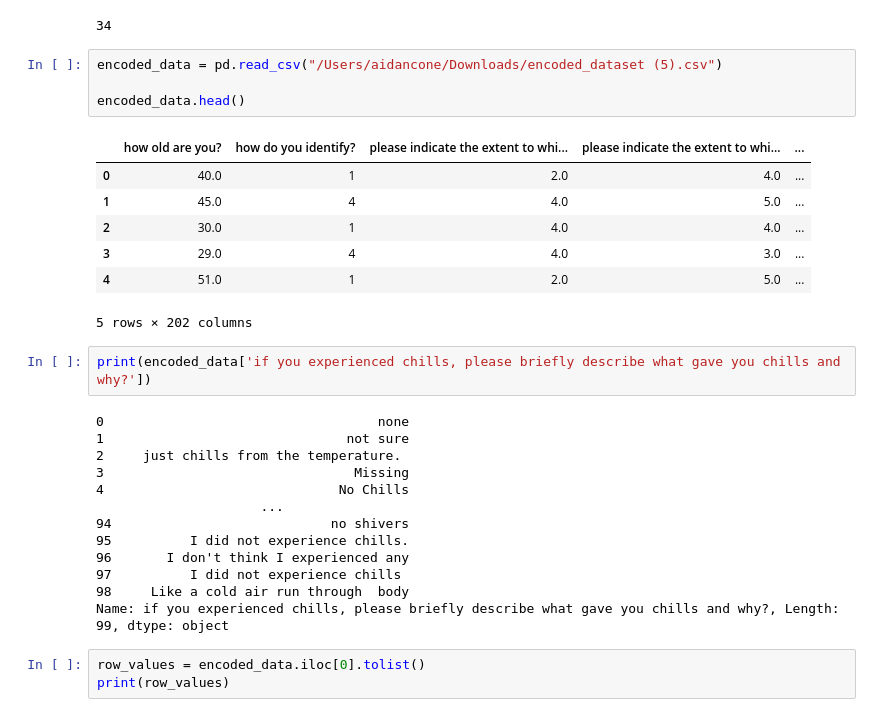
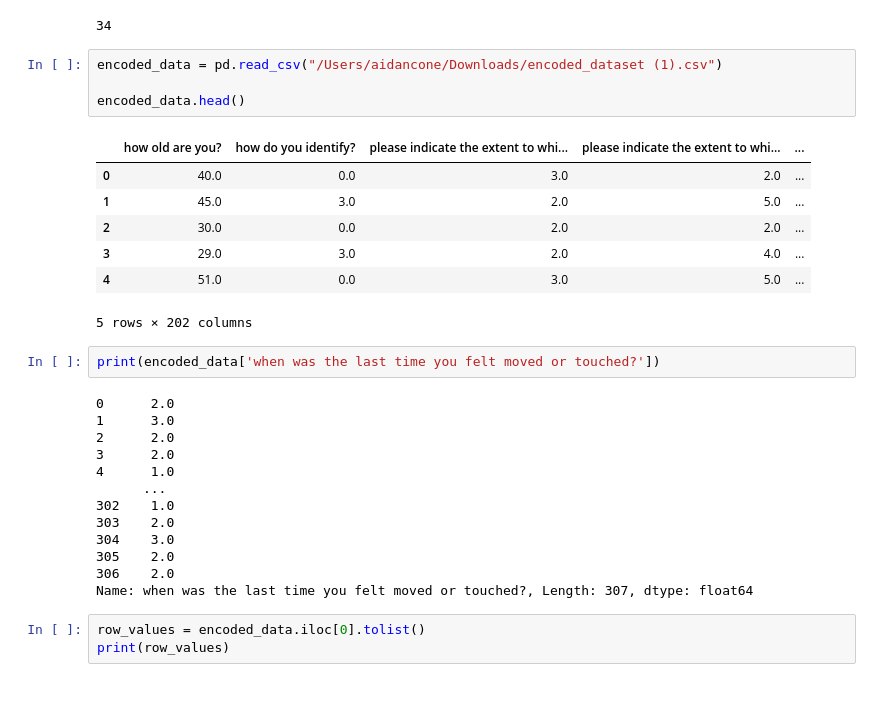
Before and after one commit to akcone2003/chills_study, a Jupyter notebook: notebooks/EDA.ipynb, the cells around one changed output. Saved outputs shown, nothing was run; the diff lists cells and outputs as text.

```diff
--- a/notebooks/EDA.ipynb
+++ b/notebooks/EDA.ipynb
@@ -284,32 +284,32 @@ print(count_of_dropped)
 # %% [output]
 34
 # %%
-encoded_data = pd.read_csv("/Users/aidancone/Downloads/encoded_dataset (5).csv")
+encoded_data = pd.read_csv("/Users/aidancone/Downloads/encoded_dataset (1).csv")
 
 encoded_data.head()
 # %% [output]
 |  | how old are you? | how do you identify? | please indicate the extent to whi... | please indicate the extent to whi... | ... |
-| 0 | 40.0 | 1 | 2.0 | 4.0 | ... |
-| 1 | 45.0 | 4 | 4.0 | 5.0 | ... |
-| 2 | 30.0 | 1 | 4.0 | 4.0 | ... |
-| 3 | 29.0 | 4 | 4.0 | 3.0 | ... |
-| 4 | 51.0 | 1 | 2.0 | 5.0 | ... |
+| 0 | 40.0 | 0.0 | 3.0 | 2.0 | ... |
+| 1 | 45.0 | 3.0 | 2.0 | 5.0 | ... |
+| 2 | 30.0 | 0.0 | 2.0 | 2.0 | ... |
+| 3 | 29.0 | 3.0 | 2.0 | 4.0 | ... |
+| 4 | 51.0 | 0.0 | 3.0 | 5.0 | ... |
 5 rows × 202 columns
 # %%
-print(encoded_data['if you experienced chills, please briefly describe what gave you chills and why?'])
+print(encoded_data['when was the last time you felt moved or touched?'])
 # %% [output]
-0                                   none
-1                               not sure
-2     just chills from the temperature.
-3                                Missing
-4                              No Chills
-                     ...
-94                            no shivers
-95          I did not experience chills.
-96       I don't think I experienced any
-97          I did not experience chills
-98     Like a cold air run through  body
-Name: if you experienced chills, please briefly describe what gave you chills and why?, Length: 99, dtype: object
+0      2.0
+1      3.0
+2      2.0
+3      2.0
+4      1.0
+      ...
+302    1.0
+303    2.0
+304    3.0
+305    2.0
+306    2.0
+Name: when was the last time you felt moved or touched?, Length: 307, dtype: float64
 # %%
 row_values = encoded_data.iloc[0].tolist()
 print(row_values)
```
Also changed, not shown: 2 other files.
